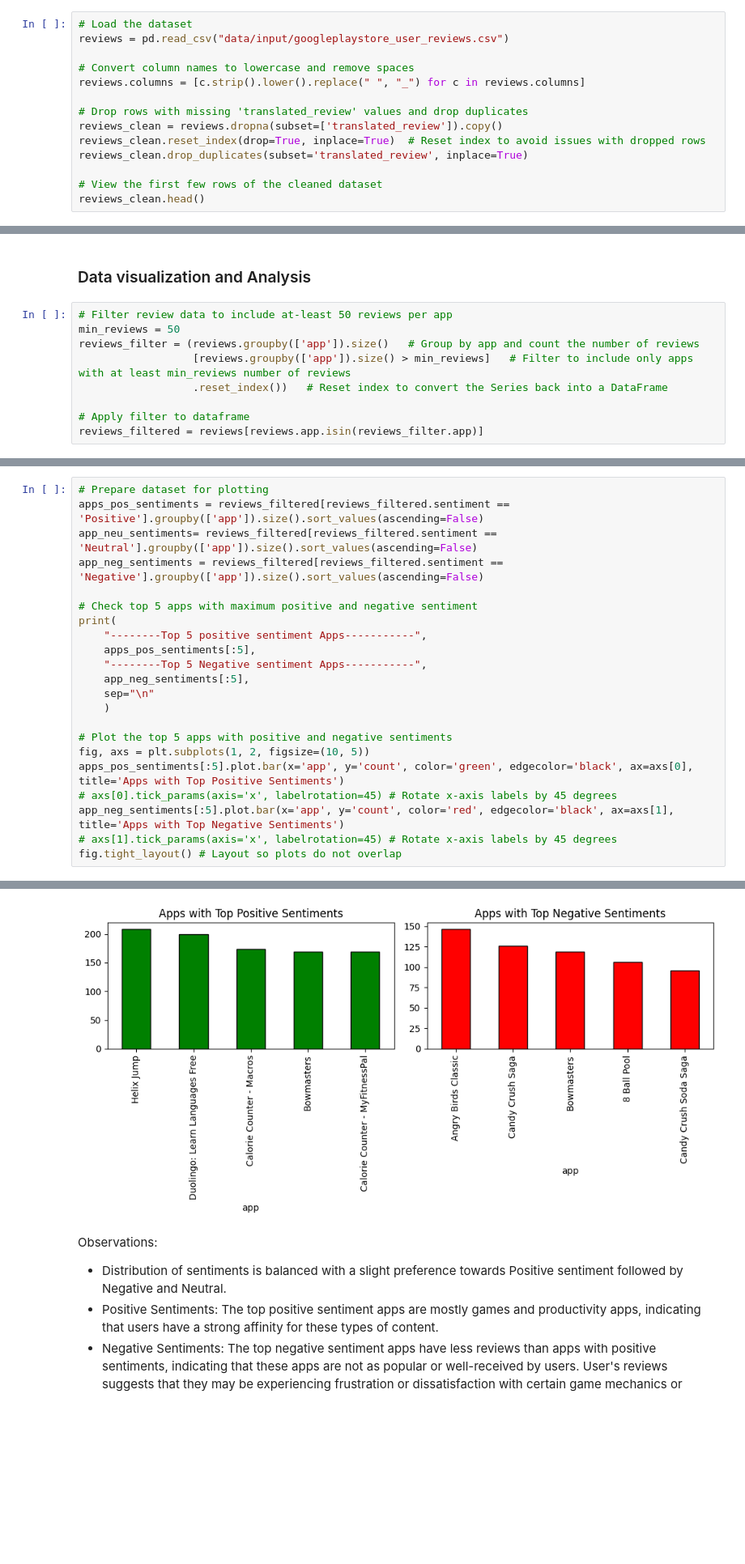
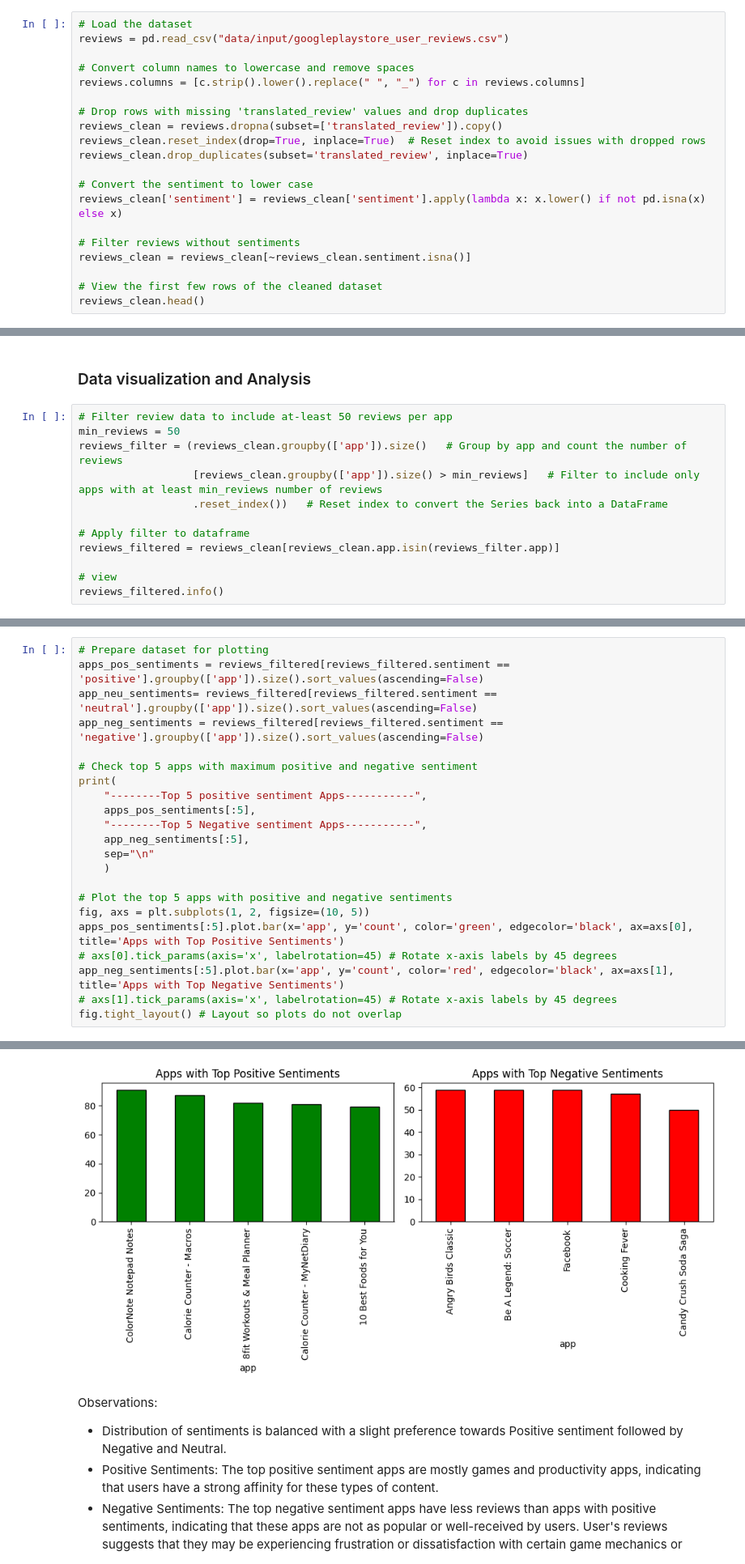
Before and after one commit to gaurav00700/SentimentAnalysis_GooglePlayStoreApps, a Jupyter notebook: part2_sentiment_analysis_googleplay.ipynb, the cells around one changed output, grey strips where cells are left out. Shown at 81% size. Cells and saved outputs as stored; diff of their text form; blank space fills up the shorter version.

```diff
--- a/part2_sentiment_analysis_googleplay.ipynb
+++ b/part2_sentiment_analysis_googleplay.ipynb
@@ -40,6 +43,12 @@ reviews_clean = reviews.dropna(subset=['translated_review']).copy()
 reviews_clean.reset_index(drop=True, inplace=True)  # Reset index to avoid issues with dropped rows
 reviews_clean.drop_duplicates(subset='translated_review', inplace=True)
 
+# Convert the sentiment to lower case
+reviews_clean['sentiment'] = reviews_clean['sentiment'].apply(lambda x: x.lower() if not pd.isna(x) else x)
+
+# Filter reviews without sentiments
+reviews_clean = reviews_clean[~reviews_clean.sentiment.isna()]
+
 # View the first few rows of the cleaned dataset
 reviews_clean.head()
 # %% [output]
@@ -85,9 +94,12 @@ Length: 865, dtype: int64
 # %%
 # Filter review data to include at-least 50 reviews per app
 min_reviews = 50
-reviews_filter = (reviews.groupby(['app']).size()   # Group by app and count the number of reviews
-                  [reviews.groupby(['app']).size() > min_reviews]   # Filter to include only apps with at least min_reviews number of reviews
+reviews_filter = (reviews_clean.groupby(['app']).size()   # Group by app and count the number of reviews
+                  [reviews_clean.groupby(['app']).size() > min_reviews]   # Filter to include only apps with at least min_reviews number of reviews
                   .reset_index())   # Reset index to convert the Series back into a DataFrame
 
 # Apply filter to dataframe
-reviews_filtered = reviews[reviews.app.isin(reviews_filter.app)]
+reviews_filtered = reviews_clean[reviews_clean.app.isin(reviews_filter.app)]
+
+# view
+reviews_filtered.info()
@@ -102,8 +128,8 @@ plt.show()
 # %%
 # Prepare dataset for plotting
-apps_pos_sentiments = reviews_filtered[reviews_filtered.sentiment == 'Positive'].groupby(['app']).size().sort_values(ascending=False)
-app_neu_sentiments= reviews_filtered[reviews_filtered.sentiment == 'Neutral'].groupby(['app']).size().sort_values(ascending=False)
-app_neg_sentiments = reviews_filtered[reviews_filtered.sentiment == 'Negative'].groupby(['app']).size().sort_values(ascending=False)
+apps_pos_sentiments = reviews_filtered[reviews_filtered.sentiment == 'positive'].groupby(['app']).size().sort_values(ascending=False)
+app_neu_sentiments= reviews_filtered[reviews_filtered.sentiment == 'neutral'].groupby(['app']).size().sort_values(ascending=False)
+app_neg_sentiments = reviews_filtered[reviews_filtered.sentiment == 'negative'].groupby(['app']).size().sort_values(ascending=False)
 
 # Check top 5 apps with maximum positive and negative sentiment
 print(
@@ -140,5 +166,5 @@ Candy Crush Soda Saga     96
 dtype: int64
-[figure, old version]
+[figure, new version]
 # %% [markdown]
 Observations:
 * Distribution of sentiments is balanced with a slight preference towards Positive sentiment followed by Negative and Neutral.
```
Also changed, not shown: parts of 29 cells of this notebook.
